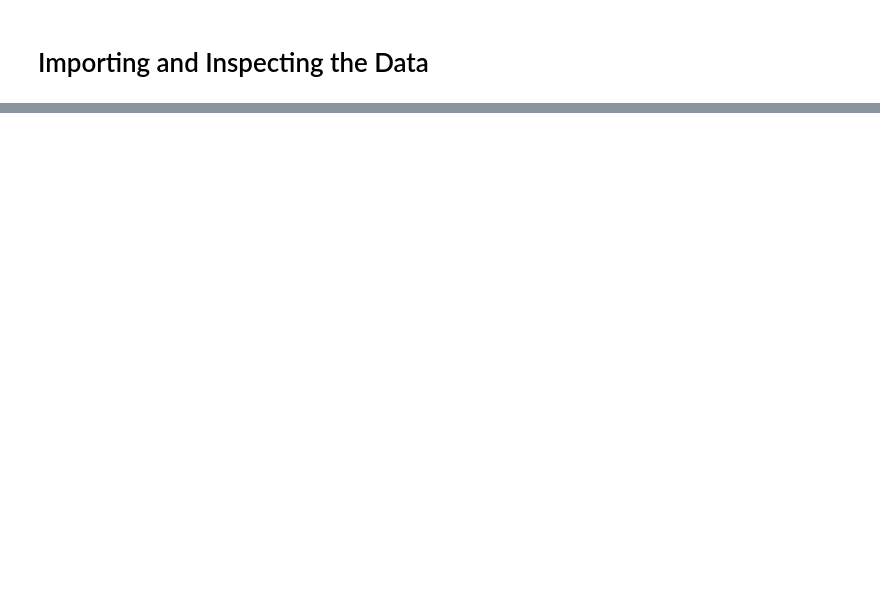
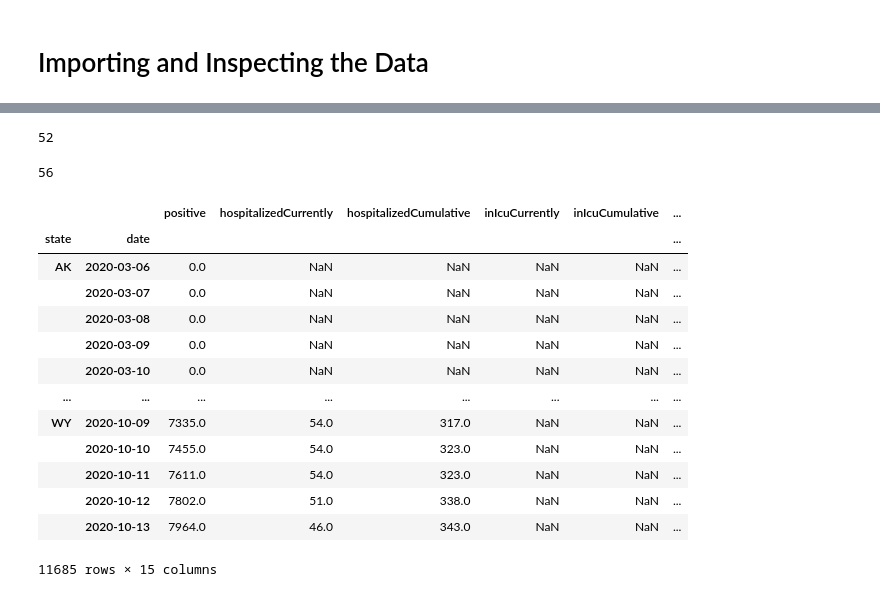
Before and after one commit to emilbello/COVID-19-Tracker, a Jupyter notebook: TimeSeries.ipynb, the cells around one changed output, grey strips where cells are left out. Drawn from its saved outputs; the diff is of its cells as text; code cells hidden in the pictures; blank space fills up the shorter version.

```diff
--- a/TimeSeries.ipynb
+++ b/TimeSeries.ipynb
@@ -183,0 +326,6 @@ See the caveats in the documentation: https://pandas.pydata.org/pandas-docs/stab
+# %%
+# defining fips field from ID state. This new column will be used for merging
+state_pop_df['fips'] = state_pop_df['ID State'].str[-2:]
+# %%
+state_df = state_pop_df[['State', 'fips', 'Population']]
+state_df.head(53)
@@ -183,0 +361,3 @@ See the caveats in the documentation: https://pandas.pydata.org/pandas-docs/stab
+# %%
+covid_wpop = covid_df.merge(state_df, how='inner', on='fips')
+covid_wpop.head()
@@ -183,0 +395,24 @@ See the caveats in the documentation: https://pandas.pydata.org/pandas-docs/stab
+# %%
+display(covid_wpop['state'].nunique(), covid_df['state'].nunique())
+# %% [output]
+52
+56
+# %%
+covid_indexed = covid_wpop.set_index(['state', 'date']).sort_index()
+# %%
+covid_indexed
+# %% [output]
+|  |  | positive | hospitalizedCurrently | hospitalizedCumulative | inIcuCurrently | inIcuCumulative | ... |
+| state | date |  |  |  |  |  | ... |
+| AK | 2020-03-06 | 0.0 | NaN | NaN | NaN | NaN | ... |
+|  | 2020-03-07 | 0.0 | NaN | NaN | NaN | NaN | ... |
+|  | 2020-03-08 | 0.0 | NaN | NaN | NaN | NaN | ... |
+|  | 2020-03-09 | 0.0 | NaN | NaN | NaN | NaN | ... |
+|  | 2020-03-10 | 0.0 | NaN | NaN | NaN | NaN | ... |
+| ... | ... | ... | ... | ... | ... | ... | ... |
+| WY | 2020-10-09 | 7335.0 | 54.0 | 317.0 | NaN | NaN | ... |
+|  | 2020-10-10 | 7455.0 | 54.0 | 323.0 | NaN | NaN | ... |
+|  | 2020-10-11 | 7611.0 | 54.0 | 323.0 | NaN | NaN | ... |
+|  | 2020-10-12 | 7802.0 | 51.0 | 338.0 | NaN | NaN | ... |
+|  | 2020-10-13 | 7964.0 | 46.0 | 343.0 | NaN | NaN | ... |
+11685 rows × 15 columns
```
Also changed, not shown: parts of 48 cells of this notebook.
